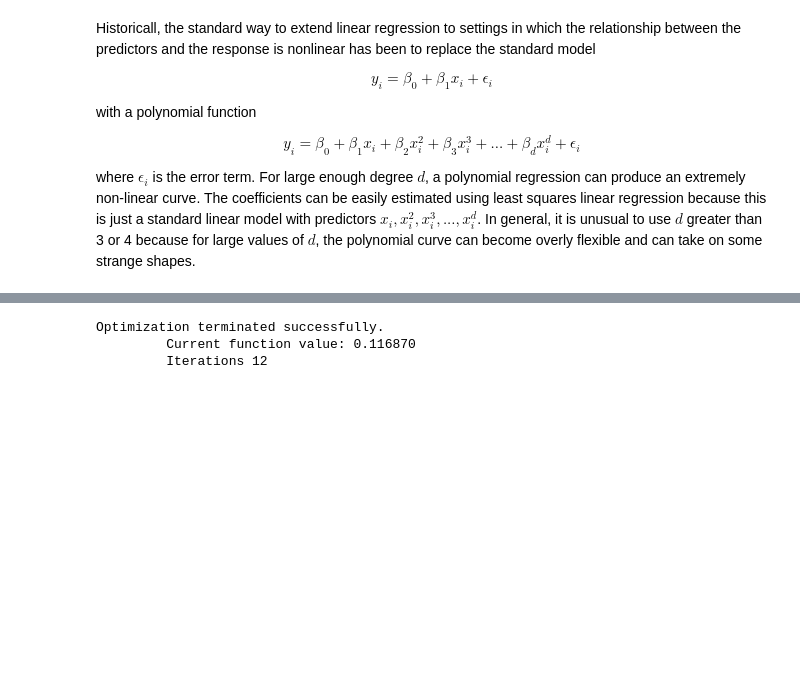
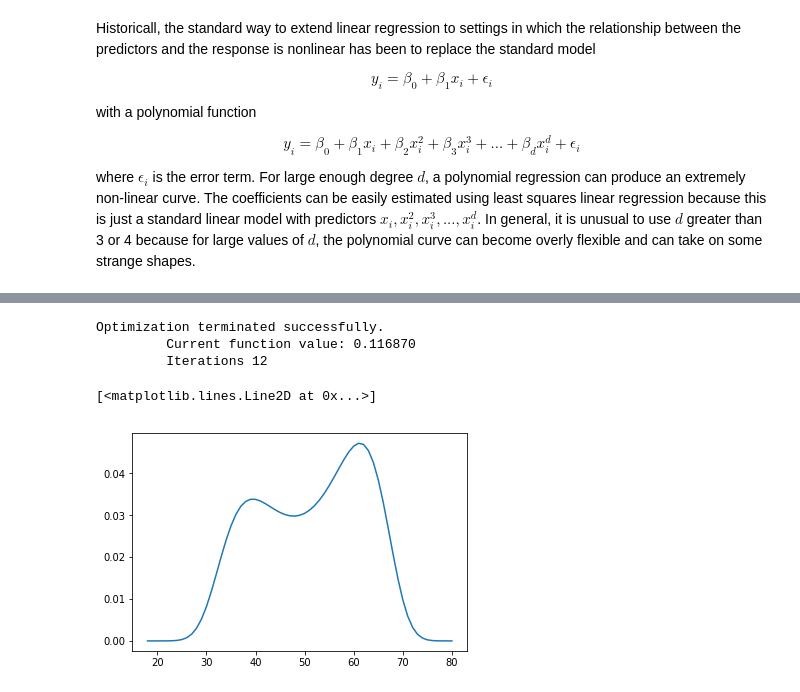
Before and after one commit to tsansom/islpy, a Jupyter notebook: notebooks/Chapter 7/Chapter 7 - Moving Beyond Linearity.ipynb, the cells around one changed output, grey strips where cells are left out. Cells and saved outputs as stored; diff of their text form; code cells hidden in the pictures; blank space fills up the shorter version.

```diff
--- a/notebooks/Chapter 7/Chapter 7 - Moving Beyond Linearity.ipynb
+++ b/notebooks/Chapter 7/Chapter 7 - Moving Beyond Linearity.ipynb
@@ -48,14 +48,20 @@ sns.regplot(x=wage['age'], y=wage['wage'], order=4,
 # %%
 import statsmodels.api as sm
 from sklearn.preprocessing import PolynomialFeatures
 
 poly = PolynomialFeatures(degree=4)
 
-age = poly.fit_transform(wage['age'].reshape(-1, 1))
+age = poly.fit_transform(wage['age'].values.reshape(-1, 1))
 
 logit = sm.Logit(wage['wage250'], age).fit()
-y_proba = logit.predict(age)
+
+age_range_poly = poly.fit_transform(np.arange(18, 81).reshape(-1, 1))
+
+y_proba = logit.predict(age_range_poly)
+plt.plot(np.arange(18, 81).reshape(-1, 1), y_proba)
 # %% [output]
 Optimization terminated successfully.
          Current function value: 0.116870
          Iterations 12
+[<matplotlib.lines.Line2D at 0x...>]
+[figure, added]
```
Also changed, not shown: parts of 22 cells of this notebook, 1 other file.
